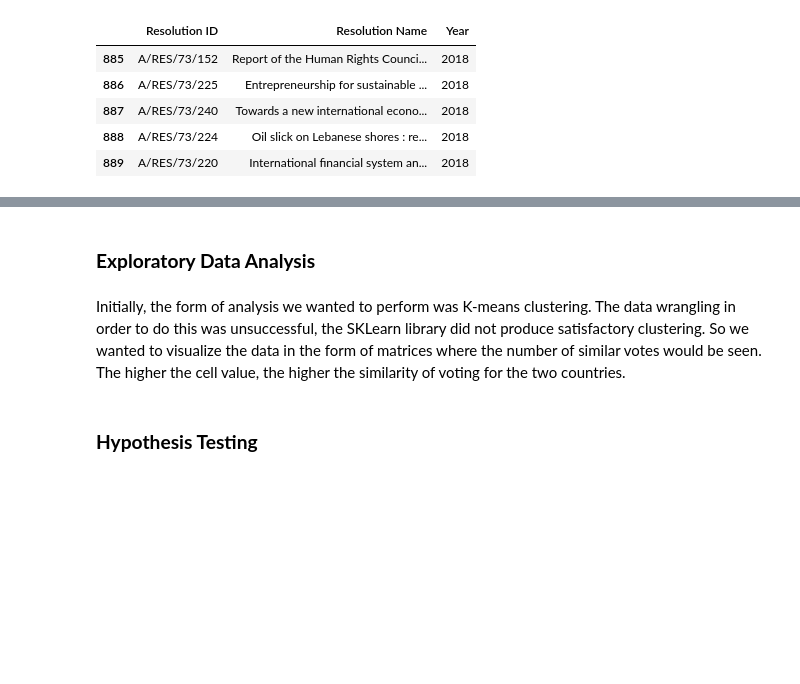
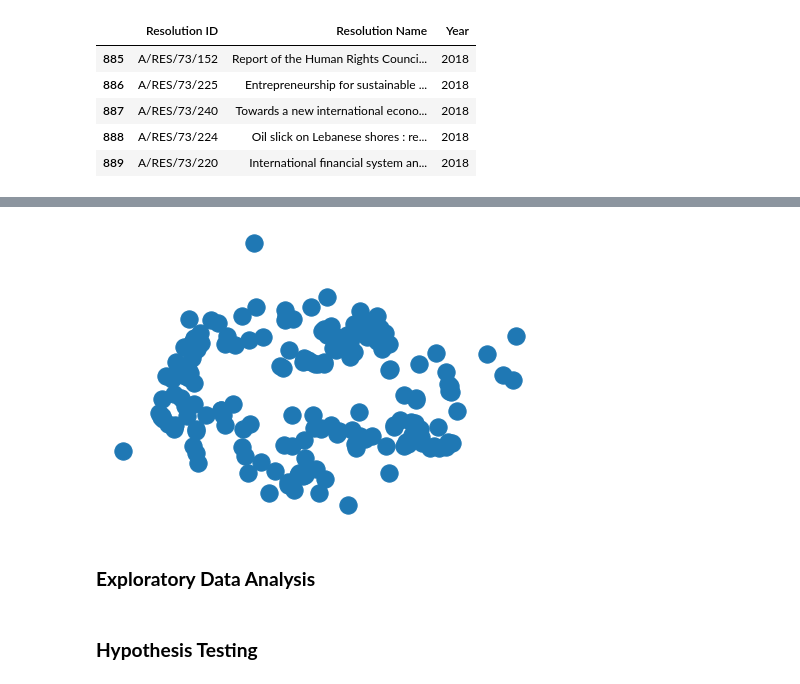
Before and after one commit to lbrown98/un-voting-patterns, a Jupyter notebook: get_un_voting_data.ipynb, the cells around one changed output, grey strips where cells are left out. Saved outputs shown, nothing was run; the diff lists cells and outputs as text; code cells hidden in the pictures; blank space fills up the shorter version.

Commit message:
prose and code modifications; testing graph drawing

```diff
--- a/get_un_voting_data.ipynb
+++ b/get_un_voting_data.ipynb
@@ -447,7 +485,13 @@ mtrx2018.head(25)
+# %%
+G = nx.Graph()
+G = nx.from_pandas_adjacency(mtrx2018)
+G.edges(data=True)
+
+nx.draw(G, with_labels=False, edgelist=list())
+# %% [output]
+[figure, added]
 # %% [markdown]
 ### **Exploratory Data Analysis**
-# %% [markdown]
-Initially, the form of analysis we wanted to perform was K-means clustering. The data wrangling in order to do this was unsuccessful, the SKLearn library did not produce satisfactory clustering. So we wanted to visualize the data in the form of matrices where the number of similar votes would be seen. The higher the cell value, the higher the similarity of voting for the two countries.
 # %% [markdown]
 ### **Hypothesis Testing**
 # %% [markdown]
```
Also changed, not shown: parts of 24 cells of this notebook.
